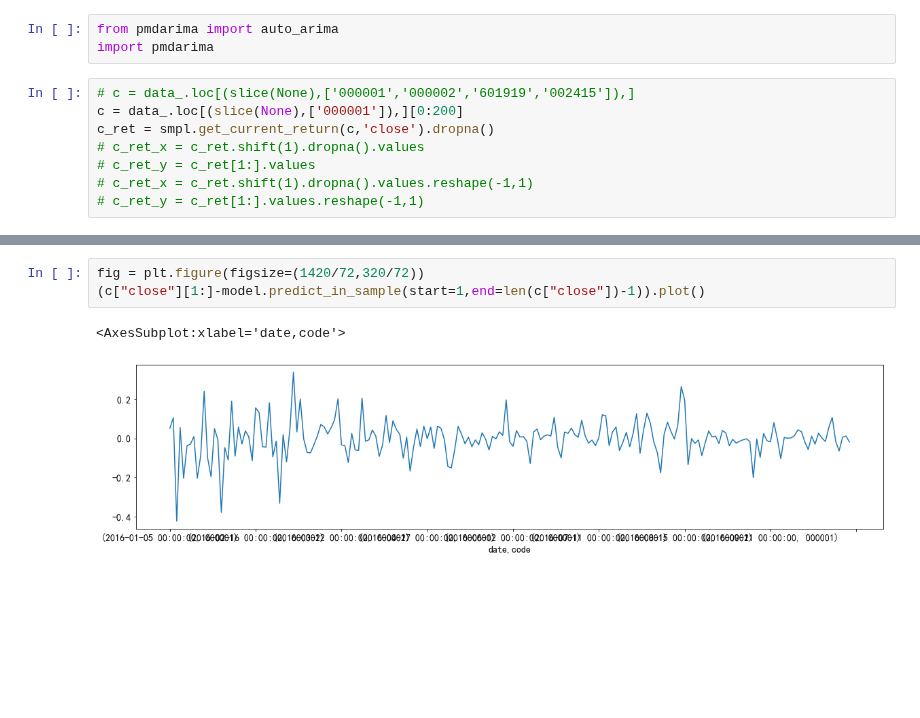
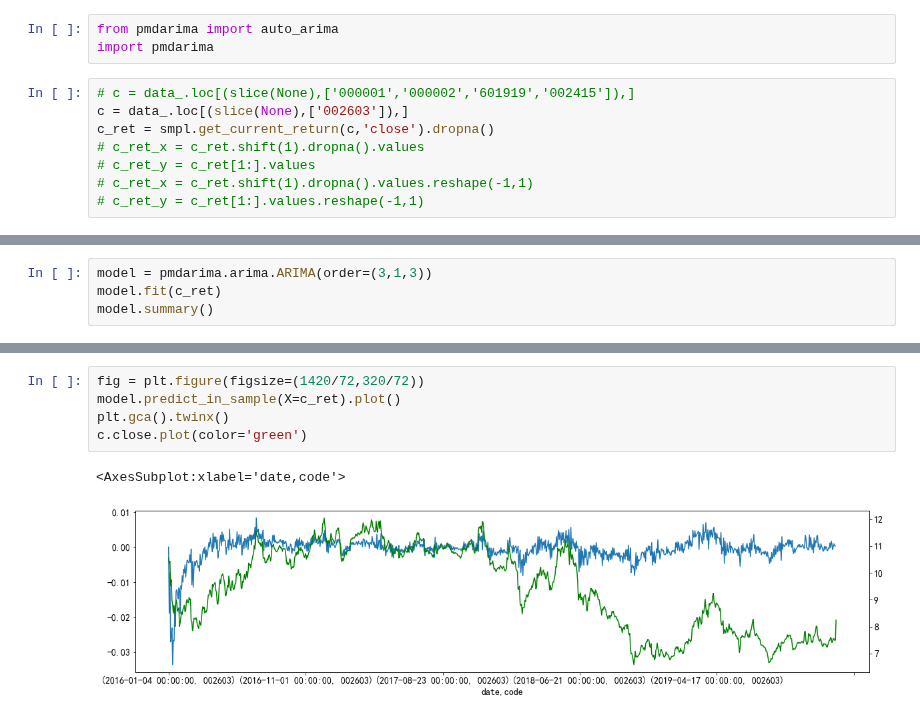
Before and after one commit to kaikai03/IndicatorLab, a Jupyter notebook: ind/Ind_Sentiment.ipynb, the cells around one changed output, grey strips where cells are left out. Drawn from its saved outputs; the diff is of its cells as text; blank space fills up the shorter version.

```diff
--- a/ind/Ind_Sentiment.ipynb
+++ b/ind/Ind_Sentiment.ipynb
@@ -234,7 +234,7 @@ from pmdarima import auto_arima
 import pmdarima
 # %%
 # c = data_.loc[(slice(None),['000001','000002','601919','002415']),]
-c = data_.loc[(slice(None),['000001']),][0:200]
+c = data_.loc[(slice(None),['002603']),]
 c_ret = smpl.get_current_return(c,'close').dropna()
 # c_ret_x = c_ret.shift(1).dropna().values
 # c_ret_y = c_ret[1:].values
@@ -280,2 +287,6 @@ SARIMAX Results
 Warnings:
 [1] Covariance matrix calculated using the outer product of gradients (complex-step).
+# %%
+model = pmdarima.arima.ARIMA(order=(3,1,3))
+model.fit(c_ret)
+model.summary()
@@ -322,6 +357,8 @@ model.predict_in_sample(X=c.close).plot()
 # %%
 fig = plt.figure(figsize=(1420/72,320/72))
-(c["close"][1:]-model.predict_in_sample(start=1,end=len(c["close"])-1)).plot()
+model.predict_in_sample(X=c_ret).plot()
+plt.gca().twinx()
+c.close.plot(color='green')
 # %% [output]
 <AxesSubplot:xlabel='date,code'>
-[figure, old version]
+[figure, new version]
```
Also changed, not shown: parts of 5 cells of this notebook.
